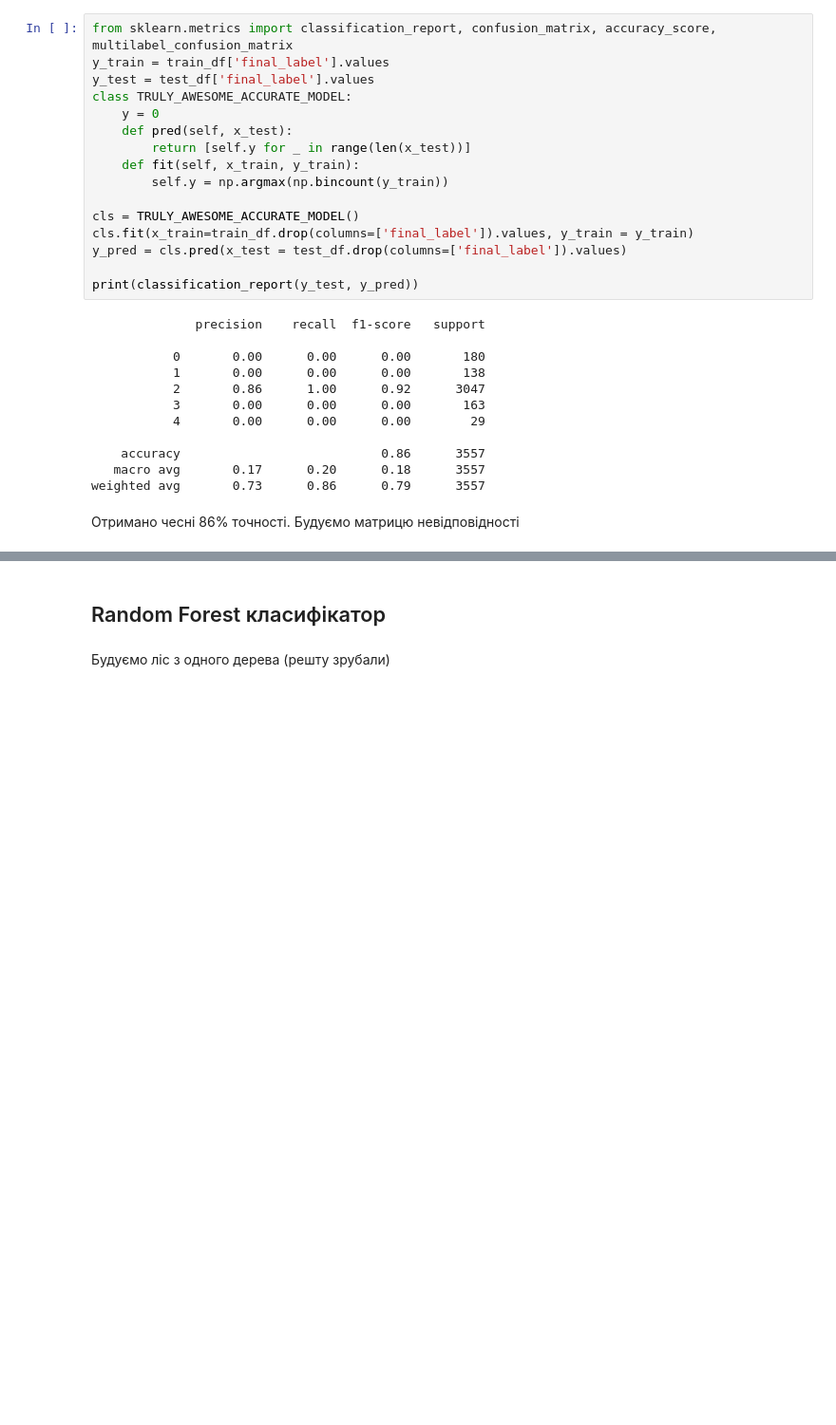
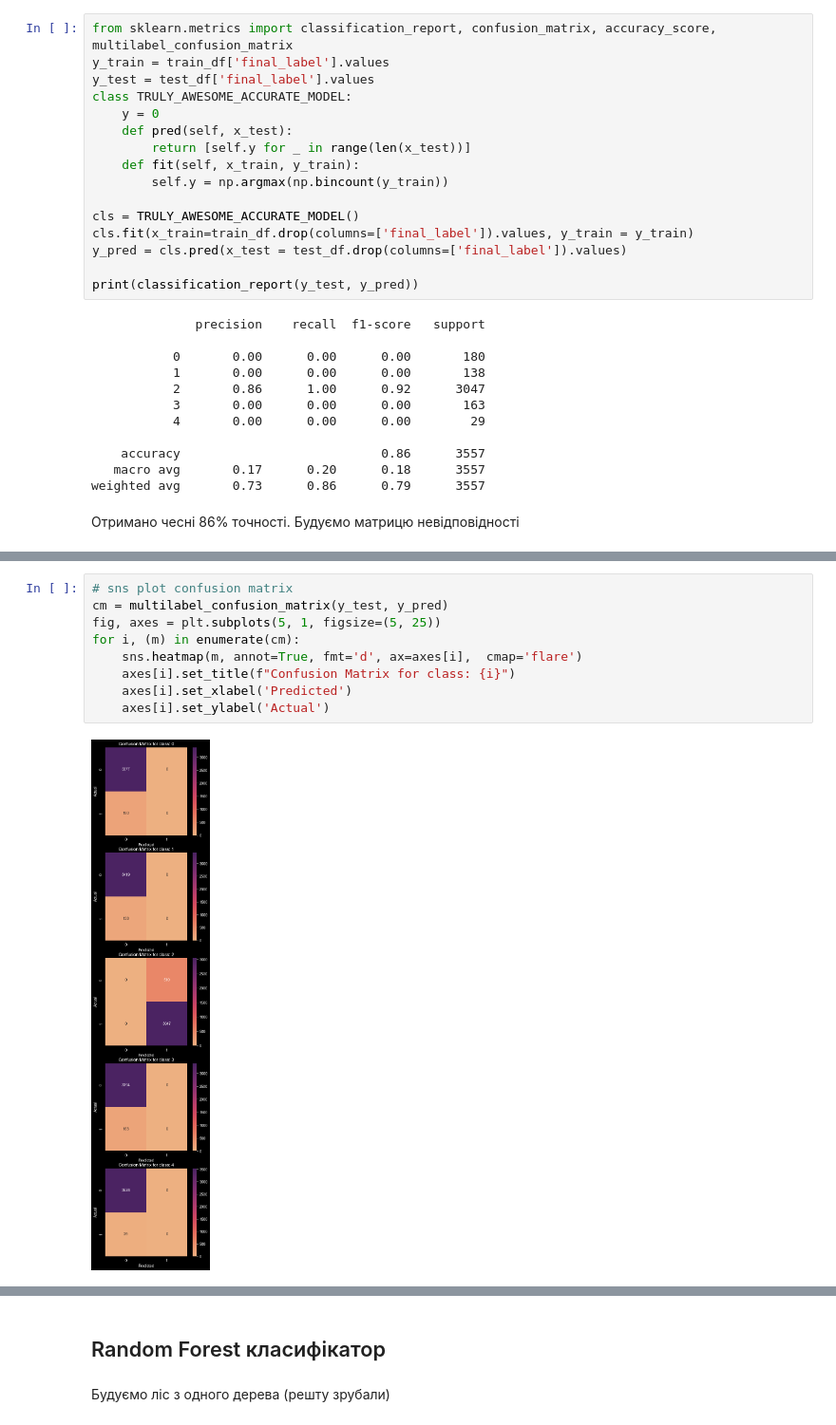
Before and after one commit to ZheZheDoshka/lab1, a Jupyter notebook: lab1/lab1.ipynb, the cells around one changed output, grey strips where cells are left out. Shown at 95% size. Saved outputs shown, nothing was run; the diff lists cells and outputs as text; blank space fills up the shorter version.

```diff
--- a/lab1/lab1.ipynb
+++ b/lab1/lab1.ipynb
@@ -262,0 +270,11 @@ plt.show()
+# %%
+# sns plot confusion matrix
+cm = multilabel_confusion_matrix(y_test, y_pred)
+fig, axes = plt.subplots(5, 1, figsize=(5, 25))
+for i, (m) in enumerate(cm):
+    sns.heatmap(m, annot=True, fmt='d', ax=axes[i],  cmap='flare')
+    axes[i].set_title(f"Confusion Matrix for class: {i}")
+    axes[i].set_xlabel('Predicted')
+    axes[i].set_ylabel('Actual')
+# %% [output]
+[figure, added]
```
Also changed, not shown: parts of 10 cells of this notebook, 12 other files.
